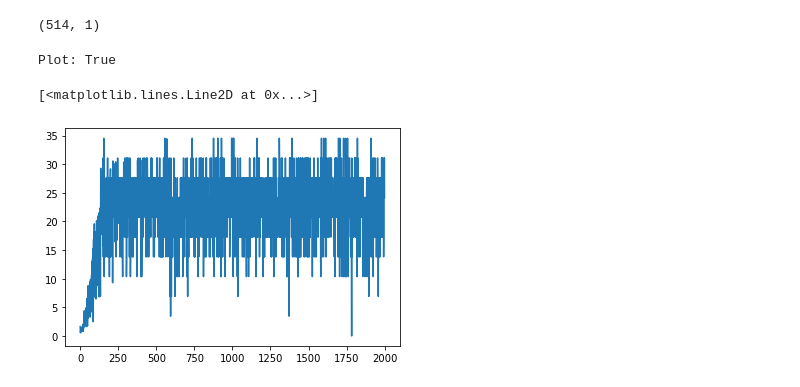
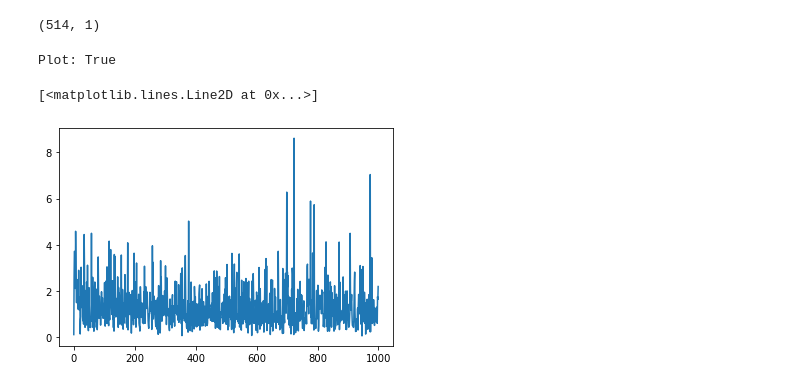
Before and after one commit to clueless-skywatcher/neuroboa, a Jupyter notebook: Pima Indians.ipynb, the cells around one changed output. Drawn from its saved outputs; the diff is of its cells as text; code cells hidden in the pictures.

```diff
--- a/Pima Indians.ipynb
+++ b/Pima Indians.ipynb
@@ -30,15 +31,15 @@ nn = NN([
     Activation(Sigmoid())
 ])
 
-nn.fit(X_tr, y_tr, epochs = 2000, batch_size = 10, optimizer = Adam(), loss = BinaryCrossEntropy())
+nn.fit(X_tr, y_tr, epochs = 1000, batch_size = 16, optimizer = Adam(), loss = BinaryCrossEntropy(), show_progress = TQDM_TERMINAL)
 # %%
-loss_list = nn.get_loss_list()
+loss_list = [loss[1] + loss[0] for loss in nn.get_loss_list()]
 
 import matplotlib.pyplot as plt
 plt.plot(range(len(loss_list)), loss_list)
 # %% [output]
 Plot: True
 [<matplotlib.lines.Line2D at 0x...>]
-[figure, old version]
+[figure, new version]
 # %%
 from keras.models import Sequential
```
Also changed, not shown: parts of 6 cells of this notebook, 4 other files.
